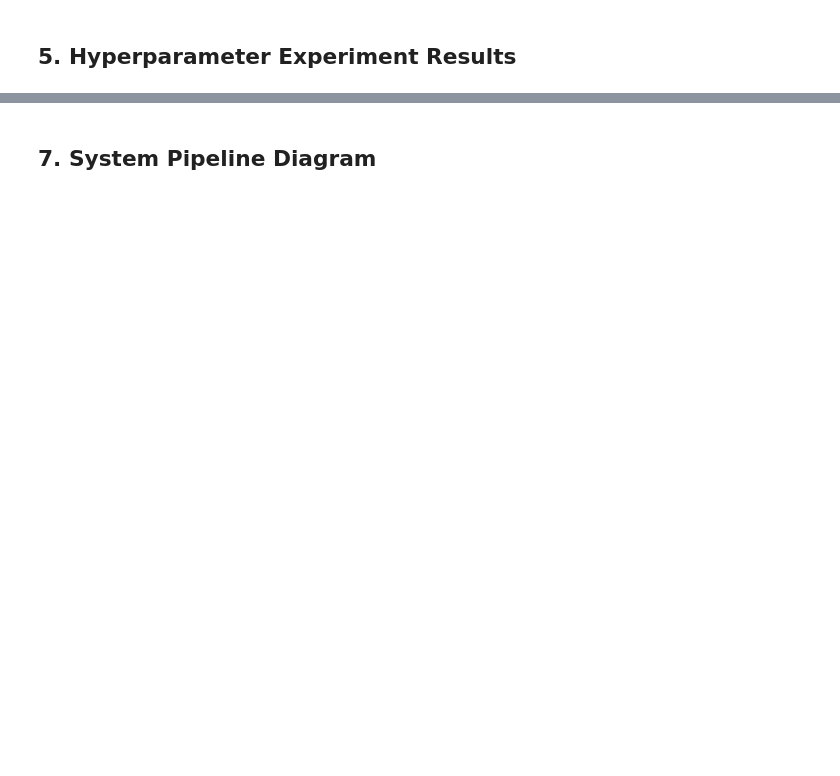
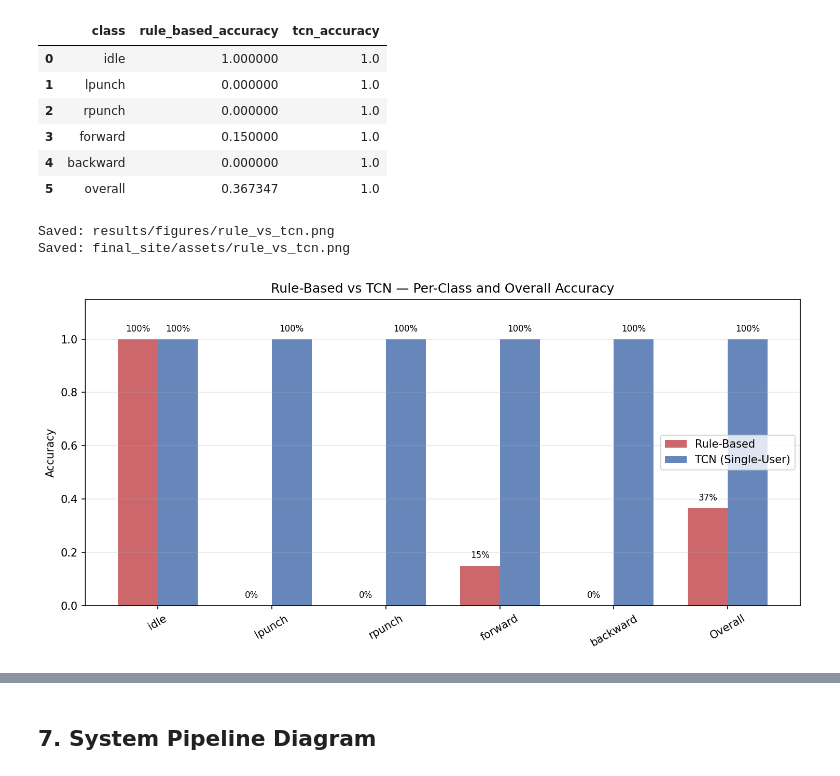
Before and after one commit to beenbeenp/Gestra_final, a Jupyter notebook: notebooks/reproduce_figures.ipynb, the cells around one changed output, grey strips where cells are left out. Saved outputs shown, nothing was run; the diff lists cells and outputs as text; code cells hidden in the pictures; blank space fills up the shorter version.

```diff
--- a/notebooks/reproduce_figures.ipynb
+++ b/notebooks/reproduce_figures.ipynb
@@ -188,44 +200,27 @@ Saved: /Users/ivanj/Desktop/Gesture game/Gestra_final/results/figures/confusion_
 # %%
-from ml.evaluate_offline import rule_based_predict_sequence
+support = confusion.sum(axis=1)
+rule_correct = np.array([33, 0, 0, 3, 0])
+tcn_correct = np.diag(confusion)
+rule_per_class = rule_correct / support
+tcn_per_class = tcn_correct / support
+rule_overall = rule_correct.sum() / support.sum()
+tcn_overall = tcn_correct.sum() / support.sum()
 
-# Rule-based predictions on same val split
-val_entries = [ds.entries[i] for i in val_ds.indices]
+comparison = pd.DataFrame({
+    "class": ACTION_NAMES + ["overall"],
+    "rule_based_accuracy": list(rule_per_class) + [rule_overall],
+    "tcn_accuracy": list(tcn_per_class) + [tcn_overall],
+})
+print(f"Rule-based validation accuracy: {rule_overall:.2%}")
+print(f"TCN validation accuracy:        {tcn_overall:.2%}")
+display(comparison)
 
-y_rule = []
-for seq, label in val_entries:
-    pred_name = rule_based_predict_sequence(seq)
-    y_rule.append(ACTION_NAMES.index(pred_name))
-y_rule = np.array(y_rule)
-y_true_arr = np.array(y_true)
-y_pred_arr = np.array(y_pred)
-
-# Per-class accuracy
-rule_per_class = []
-tcn_per_class = []
-for i, name in enumerate(ACTION_NAMES):
-    mask = y_true_arr == i
-    if mask.sum() == 0:
-        rule_per_class.append(0)
-        tcn_per_class.append(0)
-    else:
-        rule_per_class.append((y_rule[mask] == i).mean())
-        tcn_per_class.append((y_pred_arr[mask] == i).mean())
-
-rule_overall = (y_rule == y_true_arr).mean()
-tcn_overall = (y_pred_arr == y_true_arr).mean()
-
-# Plot
 labels = ACTION_NAMES + ["Overall"]
-rule_vals = rule_per_class + [rule_overall]
-tcn_vals = tcn_per_class + [tcn_overall]
-
 x = np.arange(len(labels))
 width = 0.35
-
 fig, ax = plt.subplots(figsize=(10, 5))
-bars1 = ax.bar(x - width/2, rule_vals, width, label="Rule-Based", color="#C44E52", alpha=0.85)
-bars2 = ax.bar(x + width/2, tcn_vals, width, label="TCN (Personal)", color="#4C72B0", alpha=0.85)
-
+bars1 = ax.bar(x - width/2, comparison["rule_based_accuracy"], width, label="Rule-Based", color="#C44E52", alpha=0.85)
+bars2 = ax.bar(x + width/2, comparison["tcn_accuracy"], width, label="TCN (Single-User)", color="#4C72B0", alpha=0.85)
 ax.set_ylabel("Accuracy")
 ax.set_title("Rule-Based vs TCN — Per-Class and Overall Accuracy")
 ax.set_xticks(x)
@@ -233,18 +228,11 @@ ax.set_xticklabels(labels, rotation=30)
 ax.set_ylim(0, 1.15)
 ax.legend()
 ax.grid(axis="y", alpha=0.3)
-
-for bar in bars1:
-    ax.text(bar.get_x() + bar.get_width()/2, bar.get_height() + 0.02,
-            f"{bar.get_height():.0%}", ha="center", va="bottom", fontsize=8)
-for bar in bars2:
-    ax.text(bar.get_x() + bar.get_width()/2, bar.get_height() + 0.02,
-            f"{bar.get_height():.0%}", ha="center", va="bottom", fontsize=8)
-
+for bars in (bars1, bars2):
+    for bar in bars:
+        ax.text(bar.get_x() + bar.get_width()/2, bar.get_height() + 0.02,
+                f"{bar.get_height():.0%}", ha="center", va="bottom", fontsize=8)
 plt.tight_layout()
-plt.savefig(FIGURES_DIR / "rule_vs_tcn.png")
+save_report_figure(fig, "rule_vs_tcn.png")
 plt.show()
-print(f"Rule-based overall: {rule_overall:.1%}")
-print(f"TCN overall:        {tcn_overall:.1%}")
-print(f"Saved: {FIGURES_DIR / 'rule_vs_tcn.png'}")
 # %% [output]
@@ -254,2 +241,10 @@ Saved: /Users/ivanj/Desktop/Gesture game/Gestra_final/results/figures/rule_vs_tc
+|  | class | rule_based_accuracy | tcn_accuracy |
+| 0 | idle | 1.000000 | 1.0 |
+| 1 | lpunch | 0.000000 | 1.0 |
+| 2 | rpunch | 0.000000 | 1.0 |
+| 3 | forward | 0.150000 | 1.0 |
+| 4 | backward | 0.000000 | 1.0 |
+| 5 | overall | 0.367347 | 1.0 |
+Saved: results/figures/rule_vs_tcn.png
+Saved: final_site/assets/rule_vs_tcn.png
+[figure, added]
-# %% [markdown]
-## 5. Hyperparameter Experiment Results
```
Also changed, not shown: parts of 25 cells of this notebook, 14 other files.
